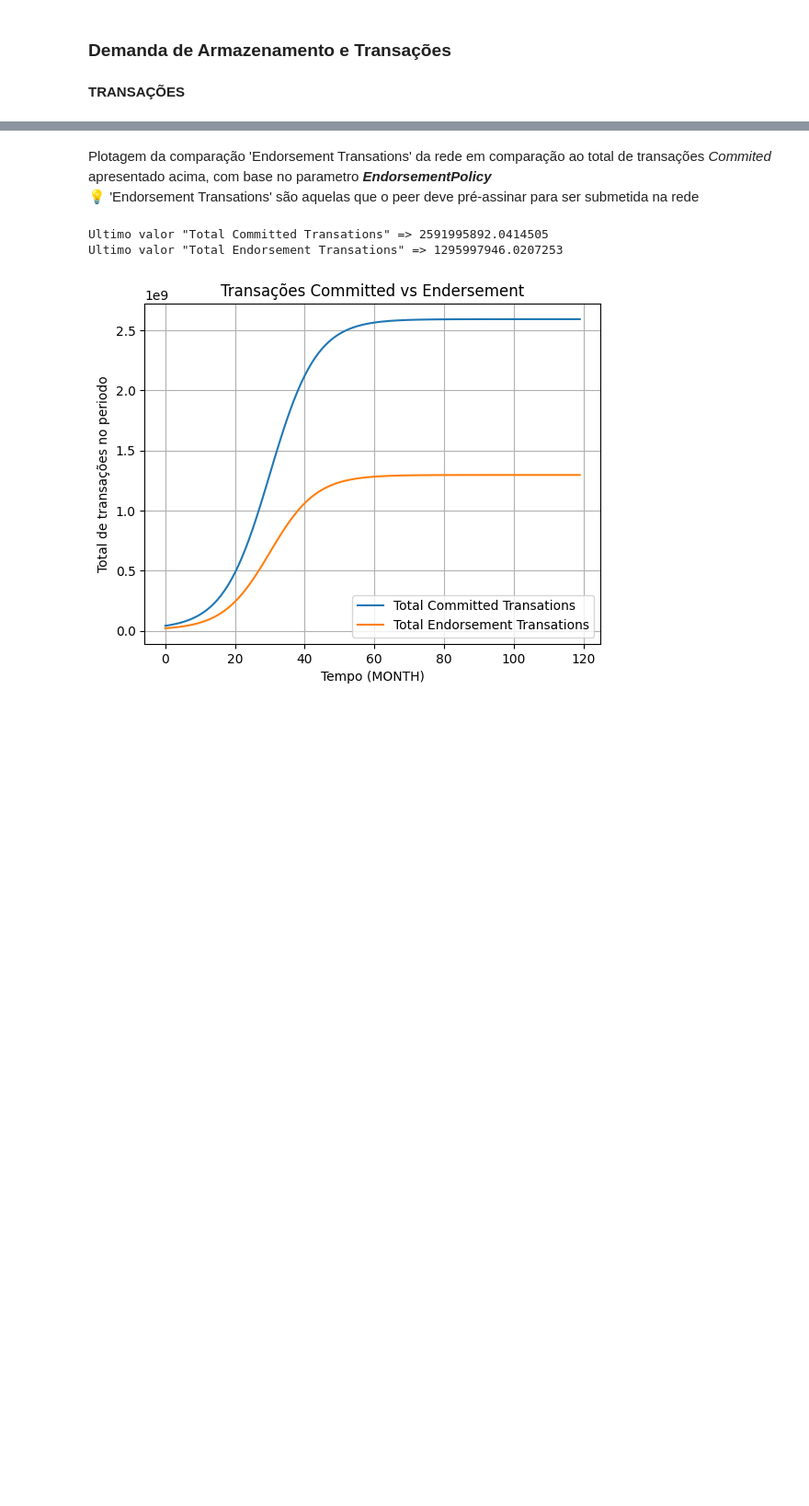
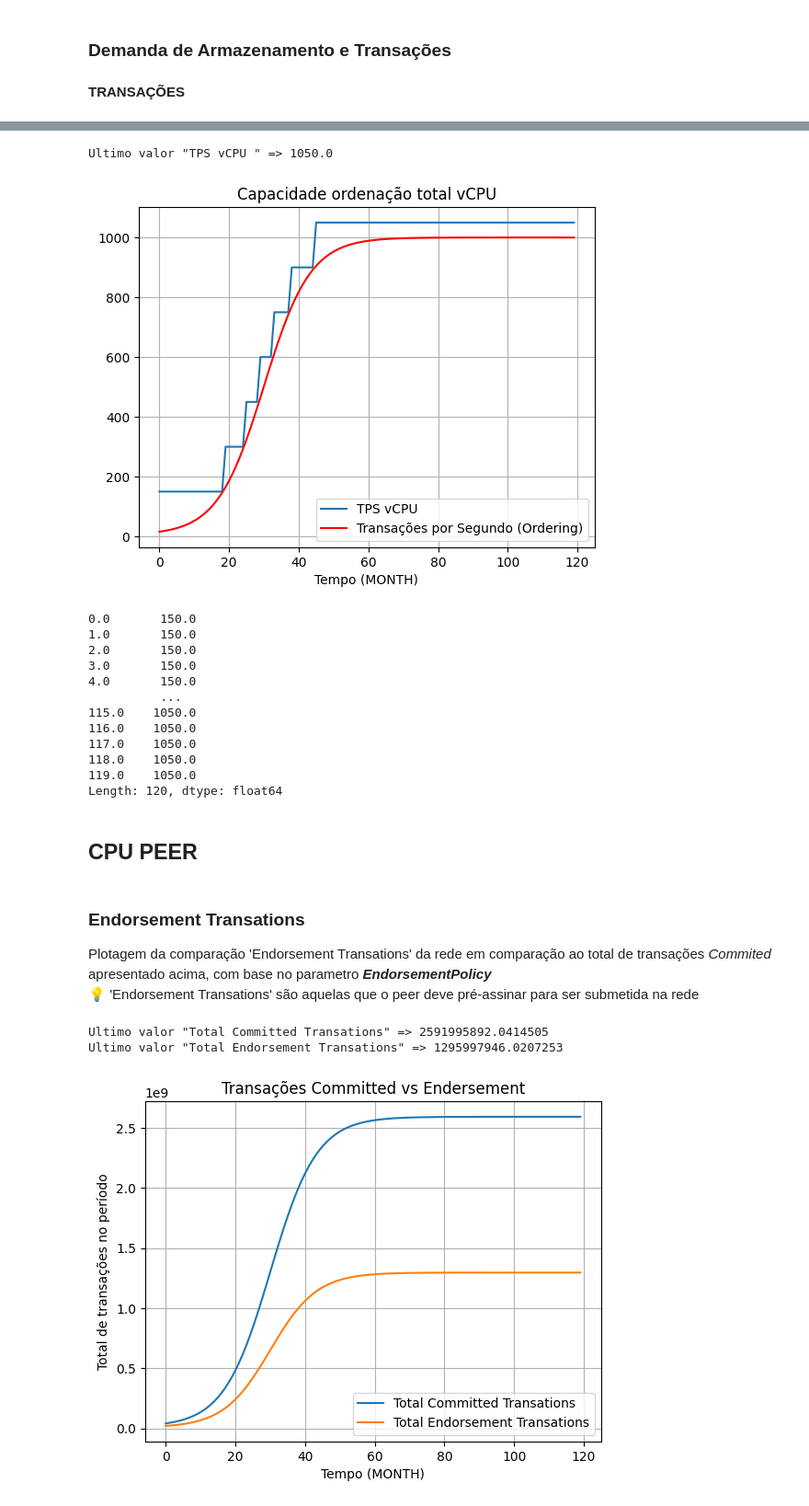
Before and after one commit to gilbertokoerbes/TCCII_Blockchain_Predict, a Jupyter notebook: predict.ipynb, the cells around one changed output, grey strips where cells are left out. Shown at 92% size. Cells and saved outputs as stored; diff of their text form; code cells hidden in the pictures; blank space fills up the shorter version.

```diff
--- a/predict.ipynb
+++ b/predict.ipynb
@@ -247,0 +384,14 @@ Ultimo valor "Transações (Committed)" => 2591995892.0414505
+# %%
+aggregate_total_required_vcpu_osn = np.array([])
+
+ordering_transactions = AVG_RATE_TRANSACTIONS
+
+for tps in ordering_transactions:
+    target_required_vcpu  = vCPU_BASE_OSN
+
+    required_vcpu_current_tps = tps / vCPU_BASE_TPS_OSN
+
+    if required_vcpu_current_tps > 1:
+        target_required_vcpu = vCPU_BASE_OSN + (vCPU_BASE_OSN * int(required_vcpu_current_tps))
+
+    aggregate_total_required_vcpu_osn = np.append(aggregate_total_required_vcpu_osn, target_required_vcpu)
@@ -248,4 +404,32 @@ Ultimo valor "Transações (Committed)" => 2591995892.0414505
+# %%
+# Plotagem da soma do toal transações estimada no período
+fig, ax = simple_plot(x= t, y=aggregate_total_required_vcpu_osn*vCPU_BASE_TPS_OSN, line_label='TPS vCPU ', ylabel='', title= 'Capacidade ordenação total vCPU', tlabel_style='plain')
+ax.plot(t, ordering_transactions, label='Transações por Segundo (Ordering)', color='red')
+plt.legend()
+plt.show()
+osn_vcpu = aggregate_total_required_vcpu_osn*vCPU_BASE_TPS_OSN
+df = pd.Series(data=osn_vcpu, index=t)
+df
+# %% [output]
+Ultimo valor "TPS vCPU " => 1050.0
+[figure, added]
+0.0       150.0
+1.0       150.0
+2.0       150.0
+3.0       150.0
+4.0       150.0
+          ...
+115.0    1050.0
+116.0    1050.0
+117.0    1050.0
+118.0    1050.0
+119.0    1050.0
+Length: 120, dtype: float64
+# %% [markdown]
+## CPU PEER
 # %% [markdown]
+### Endorsement Transations
+
 Plotagem da comparação 'Endorsement Transations' da rede em comparação ao total de transações *Commited* apresentado acima, com base no parametro ***EndorsementPolicy***
 <br>
 💡 'Endorsement Transations'  são aquelas que o peer deve pré-assinar para ser submetida na rede
```
Also changed, not shown: parts of 34 cells of this notebook, 1 other file.
